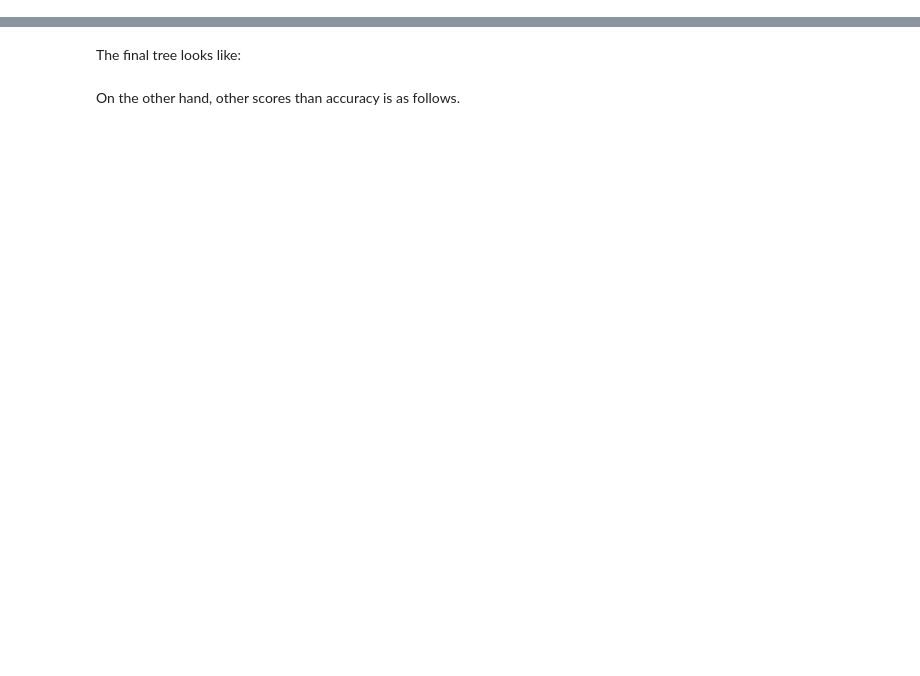
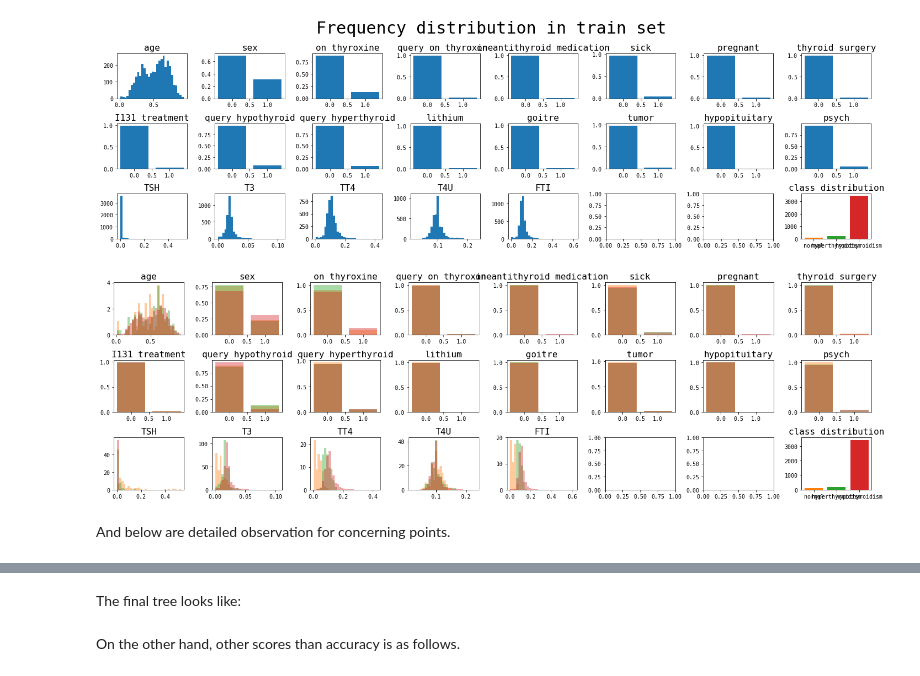
Before and after one commit to sinwall/221117_MLBasic, a Jupyter notebook: byungchang/thyroid_data_analysis_Alpha_to_Omega.ipynb, the cells around one changed output, grey strips where cells are left out. Saved outputs shown, nothing was run; the diff lists cells and outputs as text; code cells hidden in the pictures; blank space fills up the shorter version.

```diff
--- a/byungchang/thyroid_data_analysis_Alpha_to_Omega.ipynb
+++ b/byungchang/thyroid_data_analysis_Alpha_to_Omega.ipynb
@@ -139,0 +135,4 @@ Now I will stick to decision tree. Can we optimize the model?
+# %%
+df_train = df_train.drop_duplicates()
+X_train, y_train = df_train.iloc[:, :-1], df_train['class']
+X_test,  y_test  =  df_test.iloc[:, :-1],  df_test['class']
@@ -139,0 +171,50 @@ Now I will stick to decision tree. Can we optimize the model?
+# %%
+fig, axs = plt.subplots(nrows=3, ncols=8, figsize=(20, 6))
+axs = axs.ravel()
+for num, name in enumerate(col_names):
+    ax = axs[num]
+    ser = df_train[name]
+    _, bins = np.histogram(ser, bins=30)
+    if name in ['age', 'TSH', 'T3', 'TT4', 'T4U', 'FTI']:
+        ax.hist(ser, bins=bins, color='C0')
+    else:
+        ax.bar(np.sort(ser.unique()), ser.value_counts(normalize=True).sort_index(), color='C0')
+    ax.set_title(name, fontsize=16)
+
+ax = axs[-1]
+for j in range(1, 1+3):
+    ax.bar([j], [(df_train['class'] == j).sum()], color=f'C{j}')
+ax.set_xticks([1, 2, 3]); ax.set_xticklabels(['normal', 'hyperthyroidism', 'hypothyroidism'])
+ax.set_title('class distribution', fontsize=16)
+
+fig.suptitle('Frequency distribution in train set', fontsize=30)
+plt.tight_layout()
+plt.show(); plt.close()
+
+fig, axs = plt.subplots(nrows=3, ncols=8, figsize=(20, 6))
+axs = axs.ravel()
+for num, name in enumerate(col_names):
+    ax = axs[num]
+    _, bins = np.histogram(df_train[name], bins=30)
+    for cls in range(1, 3+1):
+        ser = df_train.loc[df_train['class'] == cls, name]
+        if name in ['age', 'TSH', 'T3', 'TT4', 'T4U', 'FTI']:
+            ax.hist(ser, bins=bins, density=True, color=f'C{cls}', alpha=0.4)
+        else:
+            ax.bar(np.sort(ser.unique()), ser.value_counts(normalize=True).sort_index(), color=f'C{cls}', alpha=0.4)
+    ax.set_title(name, fontsize=16)
+
+ax = axs[-1]
+for j in range(1, 1+3):
+    ax.bar([j], [(df_train['class'] == j).sum()], color=f'C{j}')
+ax.set_xticks([1, 2, 3]); ax.set_xticklabels(['normal', 'hyperthyroidism', 'hypothyroidism'])
+ax.set_title('class distribution', fontsize=16)
+
+# fig.suptitle('Frequency distribution in train set', fontsize=30)
+plt.tight_layout()
+plt.show(); plt.close()
+# %% [output]
+[figure, added]
+[figure, added]
+# %% [markdown]
+And below are detailed observation for concerning points.
```
Also changed, not shown: parts of 47 cells of this notebook.
